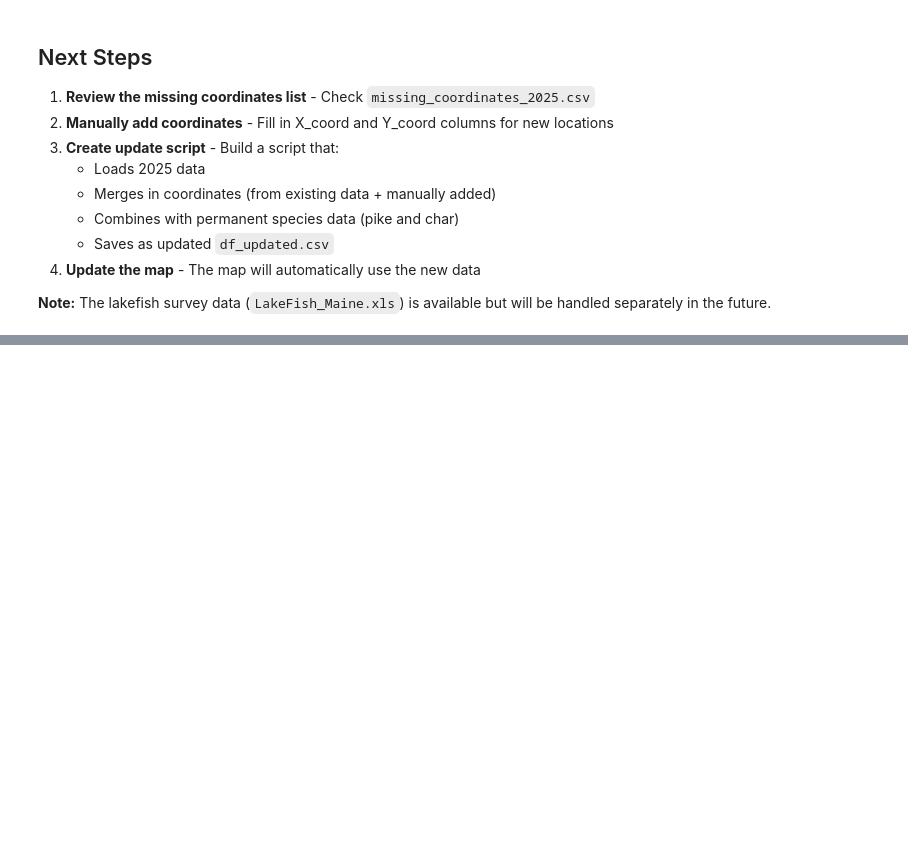
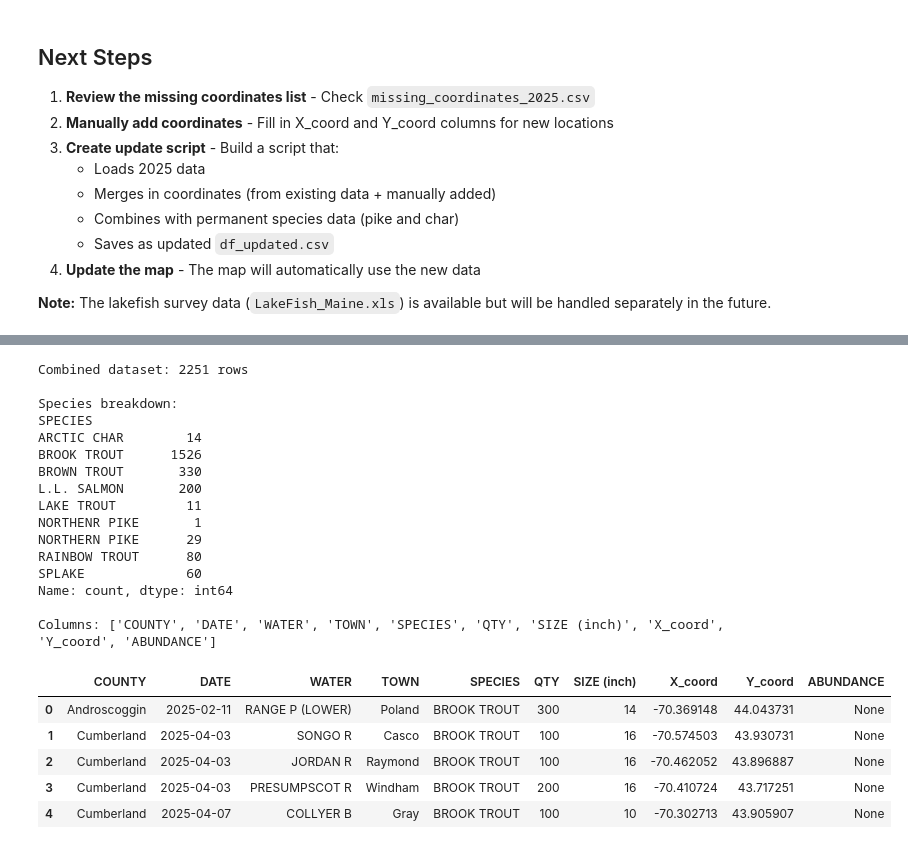
Before and after one commit to JonathanK556/maine-fish-map, a Jupyter notebook: Explore_2025_Data.ipynb, the cells around one changed output, grey strips where cells are left out. Saved outputs shown, nothing was run; the diff lists cells and outputs as text; code cells hidden in the pictures; blank space fills up the shorter version.

```diff
--- a/Explore_2025_Data.ipynb
+++ b/Explore_2025_Data.ipynb
@@ -496,0 +517,22 @@ Comparison (2024 vs 2025):
+# %%
+# Prepare 2025 data for final output - select only required columns
+# Remove temporary columns (key, has_coords)
+df_2025_final = df_2025_prep[['COUNTY', 'DATE', 'WATER', 'TOWN', 'SPECIES', 'QTY', 'SIZE (inch)', 'X_coord', 'Y_coord']].copy()
+
+# Convert QTY and SIZE (inch) to integers using Int64 (nullable integer) dtype
+# This allows integers with NaN values and saves as integers in CSV
+df_2025_final['QTY'] = df_2025_final['QTY'].apply(
+    lambda x: int(float(x)) if pd.notna(x) and str(x).strip() != '' else pd.NA
+).astype('Int64')
+
+df_2025_final['SIZE (inch)'] = df_2025_final['SIZE (inch)'].apply(
+    lambda x: int(float(x)) if pd.notna(x) and str(x).strip() != '' else pd.NA
+).astype('Int64')
+
+# Ensure proper column order
+df_2025_final = df_2025_final[['COUNTY', 'DATE', 'WATER', 'TOWN', 'SPECIES', 'QTY', 'SIZE (inch)', 'X_coord', 'Y_coord']]
+
+print(f"2025 data ready: {len(df_2025_final)} rows")
+print(f"Columns: {df_2025_final.columns.tolist()}")
+print(f"Data types - QTY: {df_2025_final['QTY'].dtype}, SIZE (inch): {df_2025_final['SIZE (inch)'].dtype}")
+df_2025_final.head()
@@ -496,0 +608,41 @@ Comparison (2024 vs 2025):
+# %%
+# Combine 2025 data with permanent species data
+# Ensure both have same columns (add ABUNDANCE column for char data)
+df_2025_final['ABUNDANCE'] = None
+
+# Ensure column order matches
+column_order = ['COUNTY', 'DATE', 'WATER', 'TOWN', 'SPECIES', 'QTY', 'SIZE (inch)', 'X_coord', 'Y_coord', 'ABUNDANCE']
+df_2025_final = df_2025_final[column_order]
+permanent_data = permanent_data[column_order]
+
+# Combine dataframes
+df_updated_new = pd.concat([df_2025_final, permanent_data], ignore_index=True)
+
+print(f"Combined dataset: {len(df_updated_new)} rows")
+print(f"\nSpecies breakdown:")
+print(df_updated_new['SPECIES'].value_counts().sort_index())
+print(f"\nColumns: {df_updated_new.columns.tolist()}")
+df_updated_new.head()
+# %% [output]
+Combined dataset: 2251 rows
+
+Species breakdown:
+SPECIES
+ARCTIC CHAR        14
+BROOK TROUT      1526
+BROWN TROUT       330
+L.L. SALMON       200
+LAKE TROUT         11
+NORTHENR PIKE       1
+NORTHERN PIKE      29
+RAINBOW TROUT      80
+SPLAKE             60
+Name: count, dtype: int64
+
+Columns: ['COUNTY', 'DATE', 'WATER', 'TOWN', 'SPECIES', 'QTY', 'SIZE (inch)', 'X_coord', 'Y_coord', 'ABUNDANCE']
+|  | COUNTY | DATE | WATER | TOWN | SPECIES | QTY | SIZE (inch) | X_coord | Y_coord | ABUNDANCE |
+| 0 | Androscoggin | 2025-02-11 | RANGE P (LOWER) | Poland | BROOK TROUT | 300 | 14 | -70.369148 | 44.043731 | None |
+| 1 | Cumberland | 2025-04-03 | SONGO R | Casco | BROOK TROUT | 100 | 16 | -70.574503 | 43.930731 | None |
+| 2 | Cumberland | 2025-04-03 | JORDAN R | Raymond | BROOK TROUT | 100 | 16 | -70.462052 | 43.896887 | None |
+| 3 | Cumberland | 2025-04-03 | PRESUMPSCOT R | Windham | BROOK TROUT | 200 | 16 | -70.410724 | 43.717251 | None |
+| 4 | Cumberland | 2025-04-07 | COLLYER B | Gray | BROOK TROUT | 100 | 10 | -70.302713 | 43.905907 | None |
```
Also changed, not shown: parts of 15 cells of this notebook, 11 other files.
